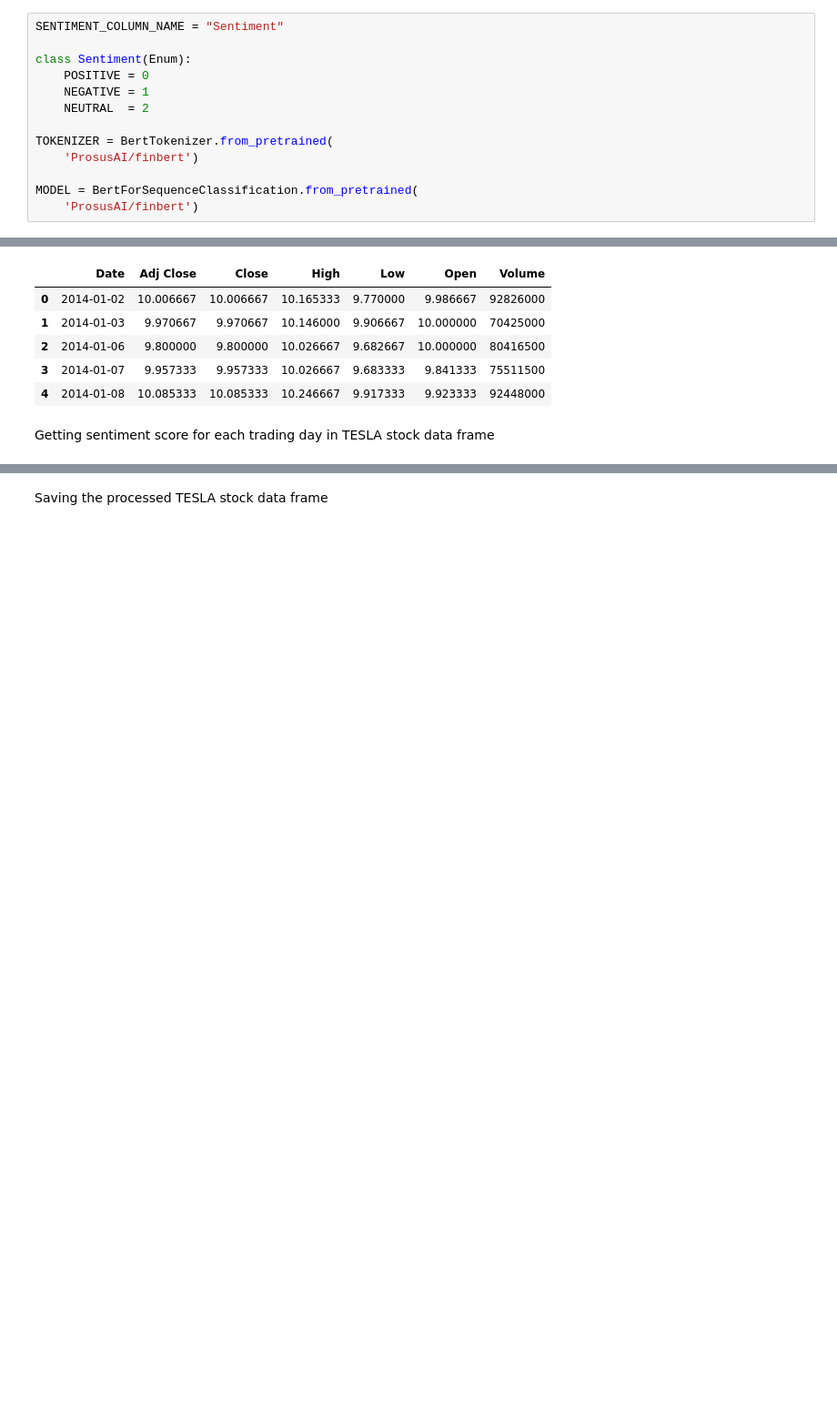
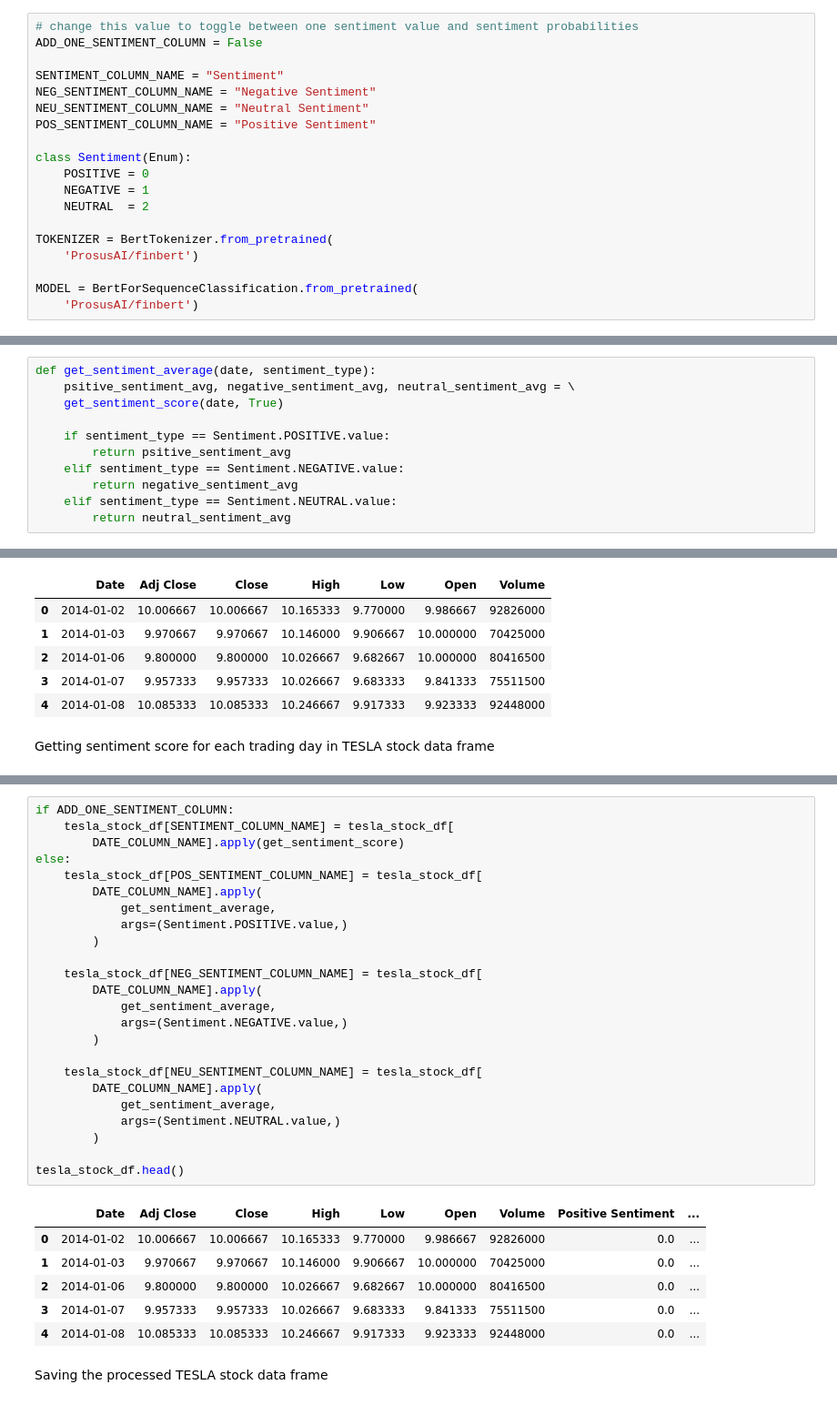
Before and after one commit to mega5800/algo-trading-system, a Jupyter notebook: Code/Financial_Sentiment_Extraction_System.ipynb, the cells around one changed output, grey strips where cells are left out. Shown at 91% size. Saved outputs shown, nothing was run; the diff lists cells and outputs as text; blank space fills up the shorter version.

Commit message:
Expended the sentiment extraction logic and created datasets with different sentiment probabilities values

```diff
--- a/Code/Financial_Sentiment_Extraction_System.ipynb
+++ b/Code/Financial_Sentiment_Extraction_System.ipynb
@@ -277,7 +277,13 @@ from transformers import BertTokenizer, BertForSequenceClassification
 # %% [markdown]
 ### Const Values
 # %%
+# change this value to toggle between one sentiment value and sentiment probabilities
+ADD_ONE_SENTIMENT_COLUMN = False
+
 SENTIMENT_COLUMN_NAME = "Sentiment"
+NEG_SENTIMENT_COLUMN_NAME = "Negative Sentiment"
+NEU_SENTIMENT_COLUMN_NAME = "Neutral Sentiment"
+POS_SENTIMENT_COLUMN_NAME = "Positive Sentiment"
 
 class Sentiment(Enum):
     POSITIVE = 0
@@ -352,0 +368,11 @@ def get_sentiment_score(date):
+# %%
+def get_sentiment_average(date, sentiment_type):
+    psitive_sentiment_avg, negative_sentiment_avg, neutral_sentiment_avg = \
+    get_sentiment_score(date, True)
+
+    if sentiment_type == Sentiment.POSITIVE.value:
+        return psitive_sentiment_avg
+    elif sentiment_type == Sentiment.NEGATIVE.value:
+        return negative_sentiment_avg
+    elif sentiment_type == Sentiment.NEUTRAL.value:
+        return neutral_sentiment_avg
@@ -381,2 +405,33 @@ tesla_stock_df.head()
+# %%
+if ADD_ONE_SENTIMENT_COLUMN:
+    tesla_stock_df[SENTIMENT_COLUMN_NAME] = tesla_stock_df[
+        DATE_COLUMN_NAME].apply(get_sentiment_score)
+else:
+    tesla_stock_df[POS_SENTIMENT_COLUMN_NAME] = tesla_stock_df[
+        DATE_COLUMN_NAME].apply(
+            get_sentiment_average,
+            args=(Sentiment.POSITIVE.value,)
+        )
+
+    tesla_stock_df[NEG_SENTIMENT_COLUMN_NAME] = tesla_stock_df[
+        DATE_COLUMN_NAME].apply(
+            get_sentiment_average,
+            args=(Sentiment.NEGATIVE.value,)
+        )
+
+    tesla_stock_df[NEU_SENTIMENT_COLUMN_NAME] = tesla_stock_df[
+        DATE_COLUMN_NAME].apply(
+            get_sentiment_average,
+            args=(Sentiment.NEUTRAL.value,)
+        )
+
+tesla_stock_df.head()
+# %% [output]
+|  | Date | Adj Close | Close | High | Low | Open | Volume | Positive Sentiment | ... |
+| 0 | 2014-01-02 | 10.006667 | 10.006667 | 10.165333 | 9.770000 | 9.986667 | 92826000 | 0.0 | ... |
+| 1 | 2014-01-03 | 9.970667 | 9.970667 | 10.146000 | 9.906667 | 10.000000 | 70425000 | 0.0 | ... |
+| 2 | 2014-01-06 | 9.800000 | 9.800000 | 10.026667 | 9.682667 | 10.000000 | 80416500 | 0.0 | ... |
+| 3 | 2014-01-07 | 9.957333 | 9.957333 | 10.026667 | 9.683333 | 9.841333 | 75511500 | 0.0 | ... |
+| 4 | 2014-01-08 | 10.085333 | 10.085333 | 10.246667 | 9.917333 | 9.923333 | 92448000 | 0.0 | ... |
 # %% [markdown]
 Saving the processed TESLA stock data frame
```
Also changed, not shown: parts of 15 cells of this notebook, 2 other files.
